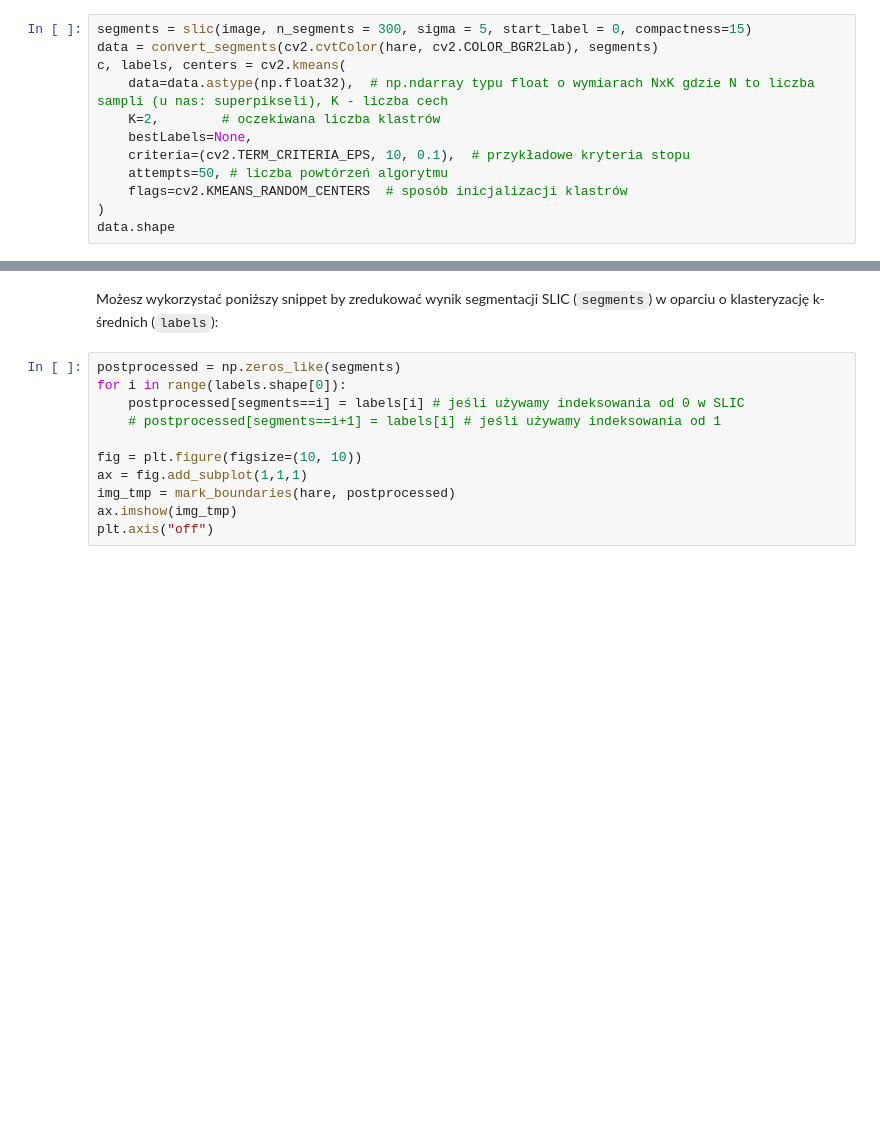
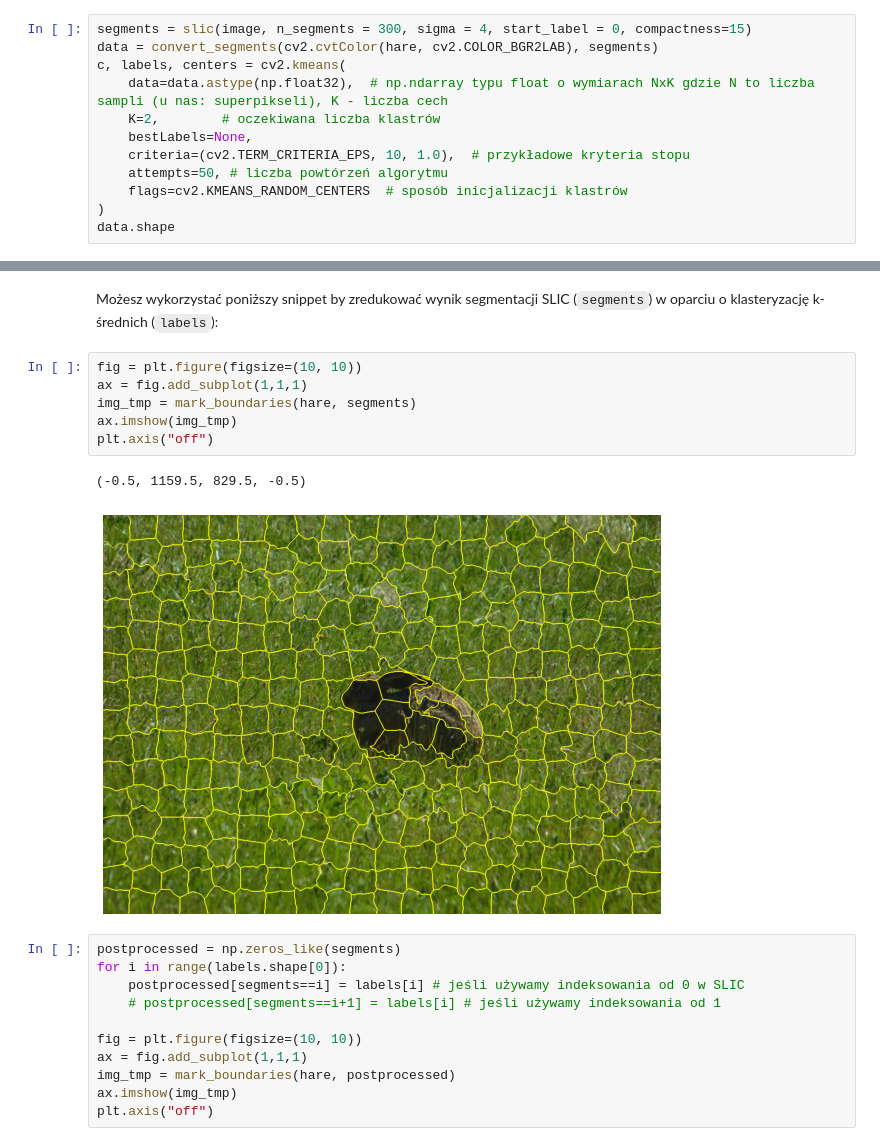
Before and after one commit to ProtossLuigi/studia-mag, a Jupyter notebook: analiza_i_przetwarzanie_obrazow/lab5/Lab5_zadanie.ipynb, the cells around one changed output, grey strips where cells are left out. Cells and saved outputs as stored; diff of their text form; blank space fills up the shorter version.

```diff
--- a/analiza_i_przetwarzanie_obrazow/lab5/Lab5_zadanie.ipynb
+++ b/analiza_i_przetwarzanie_obrazow/lab5/Lab5_zadanie.ipynb
@@ -96,13 +94,13 @@ def convert_segments(img, segments):
         # data_arr[i][3:6] = varis
     return StandardScaler().fit_transform(data_arr)
 # %%
-segments = slic(image, n_segments = 300, sigma = 5, start_label = 0, compactness=15)
-data = convert_segments(cv2.cvtColor(hare, cv2.COLOR_BGR2Lab), segments)
+segments = slic(image, n_segments = 300, sigma = 4, start_label = 0, compactness=15)
+data = convert_segments(cv2.cvtColor(hare, cv2.COLOR_BGR2LAB), segments)
 c, labels, centers = cv2.kmeans(
     data=data.astype(np.float32),  # np.ndarray typu float o wymiarach NxK gdzie N to liczba sampli (u nas: superpikseli), K - liczba cech
     K=2,        # oczekiwana liczba klastrów
     bestLabels=None,
-    criteria=(cv2.TERM_CRITERIA_EPS, 10, 0.1),  # przykładowe kryteria stopu
+    criteria=(cv2.TERM_CRITERIA_EPS, 10, 1.0),  # przykładowe kryteria stopu
     attempts=50, # liczba powtórzeń algorytmu
     flags=cv2.KMEANS_RANDOM_CENTERS  # sposób inicjalizacji klastrów
 )
@@ -111,6 +109,15 @@ data.shape
 (299, 3)
 # %% [markdown]
 Możesz wykorzystać poniższy snippet by zredukować wynik segmentacji SLIC (`segments`) w oparciu o klasteryzację k-średnich (`labels`):
+# %%
+fig = plt.figure(figsize=(10, 10))
+ax = fig.add_subplot(1,1,1)
+img_tmp = mark_boundaries(hare, segments)
+ax.imshow(img_tmp)
+plt.axis("off")
+# %% [output]
+(-0.5, 1159.5, 829.5, -0.5)
+[figure, added]
 # %%
 postprocessed = np.zeros_like(segments)
 for i in range(labels.shape[0]):
```
Also changed, not shown: parts of 2 cells of this notebook, 1 other file.
